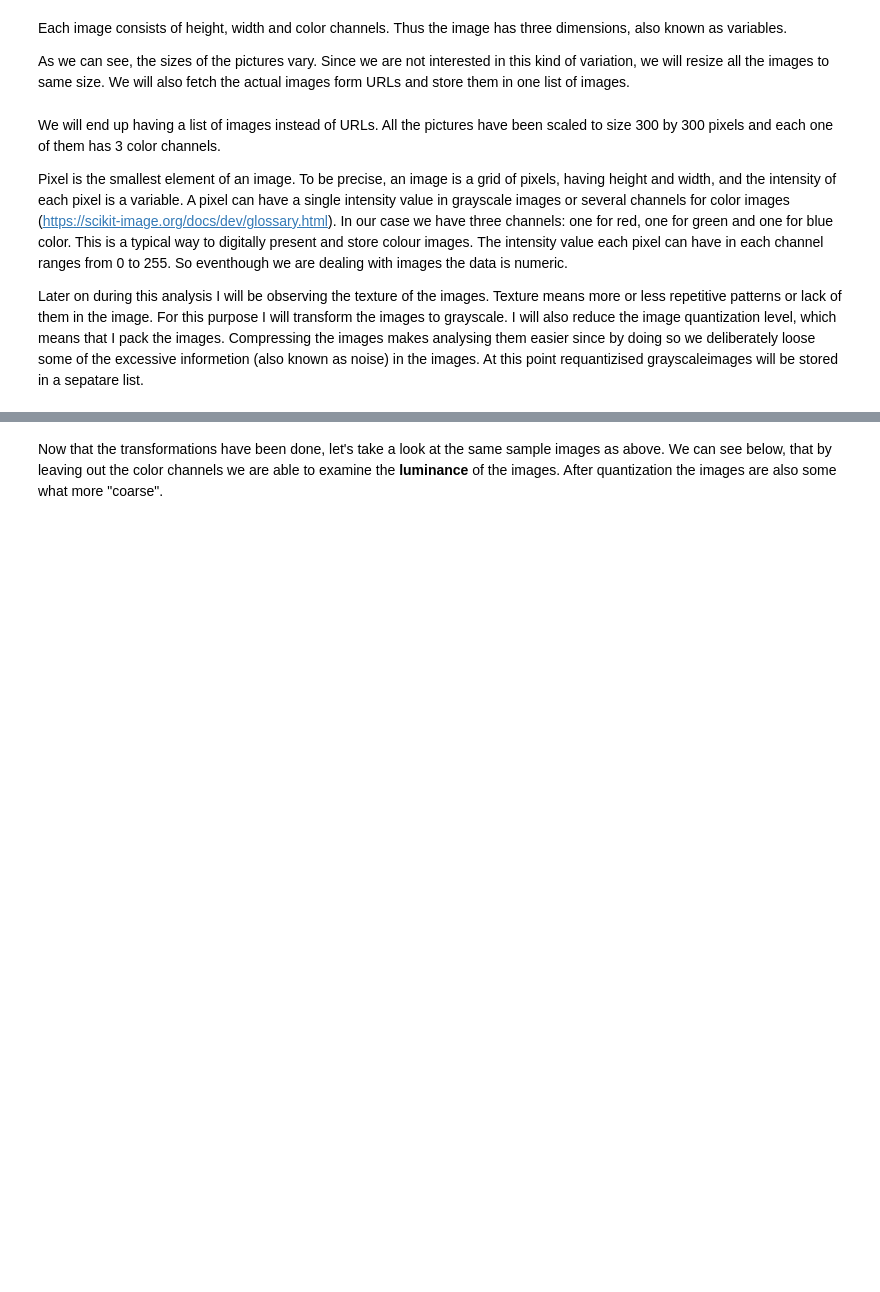
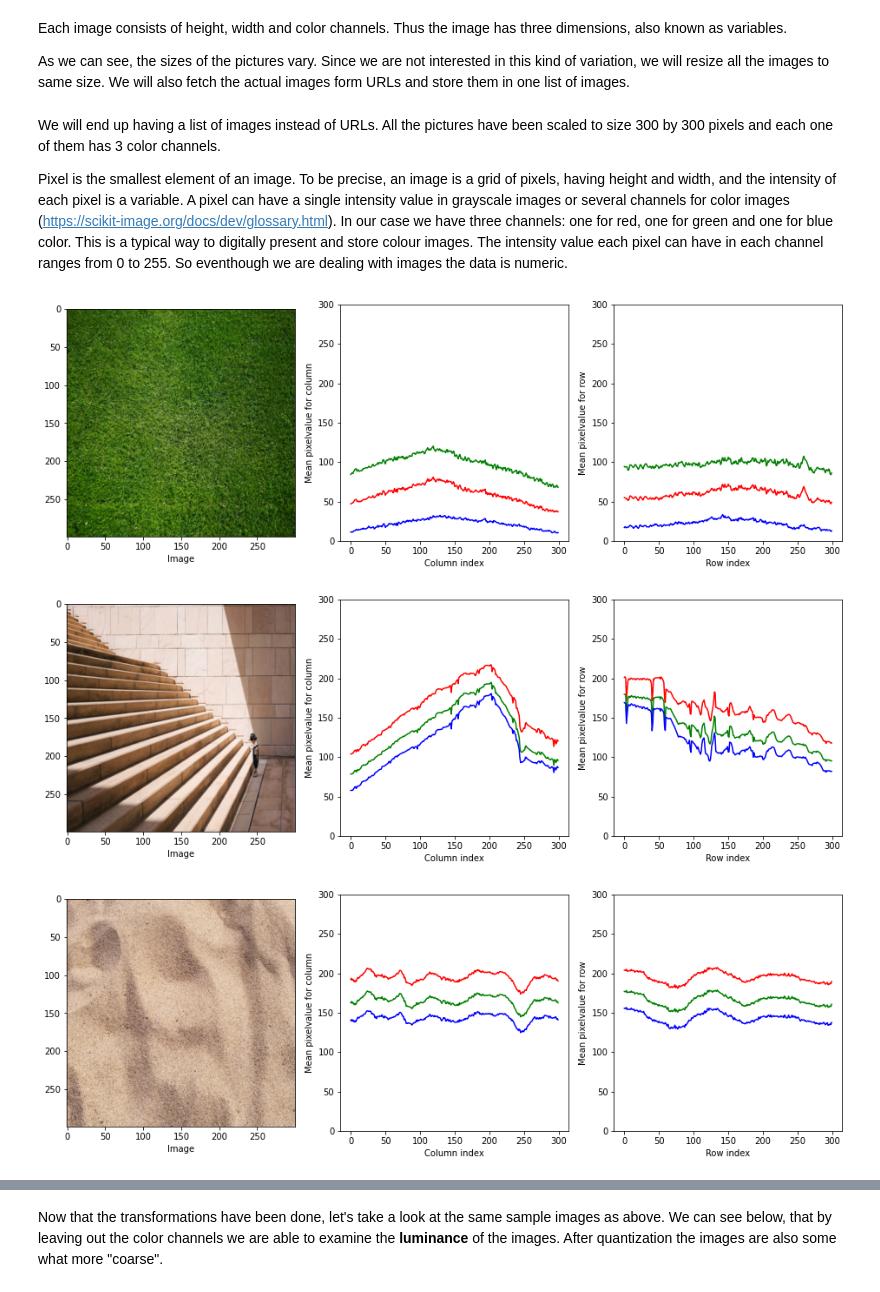
Before and after one commit to HannaKi/Image_classification_with_machine_learning_models, a Jupyter notebook: Image_classification.ipynb, the cells around one changed output, grey strips where cells are left out. Drawn from its saved outputs; the diff is of its cells as text; code cells hidden in the pictures; blank space fills up the shorter version.

```diff
--- a/Image_classification.ipynb
+++ b/Image_classification.ipynb
@@ -129,5 +133,36 @@ images = np.array(images)
 We will end up having a list of images instead of URLs. All the pictures have been scaled to size 300 by 300 pixels and each one of them has 3 color channels.
 
 Pixel is the smallest element of an image. To be precise, an image is a grid of pixels, having height and width, and the intensity of each pixel is a variable. A pixel can have a single intensity value in grayscale images or several channels for color images (https://scikit-image.org/docs/dev/glossary.html). In our case we have three channels: one for red, one for green and one for blue color. This is a typical way to digitally present and store colour images. The intensity value each pixel can have in each channel ranges from 0 to 255. So eventhough we are dealing with images the data is numeric.
-
-Later on during this analysis I will be observing the texture of the images. Texture means more or less repetitive patterns or lack of them in the image. For this purpose I will transform the images to grayscale. I will also reduce the image quantization level, which means that I pack the images. Compressing the images makes analysing them easier since by doing so we deliberately loose some of the excessive informetion (also known as noise) in the images. At this point requantizised grayscaleimages will be stored in a sepatare list.
+# %%
+indices = (0, 62, 124) # Let's pick images (first occurence of each type)
+
+for i in indices:
+  r = images[i, :, :, 0] # index of the image in the images array, row index, col index, color channel index
+  g = images[i, :, :, 1]
+  b = images[i, :, :, 2]
+
+  axes, fig = plt.subplots(1,3, figsize = (16,5))
+  plt.subplot(1,3,1) # subplot(nrows, ncols, index, **kwargs)
+  plt.imshow(images[i])
+  plt.xlabel("Image")
+
+  # Code for plotting the array RGB values from UTU Machine Learning and Patter regocnition 2020 course
+  plt.subplot(1,3,2)
+  plt.plot(np.mean(r, axis = 0), "r")
+  plt.plot(np.mean(g, axis = 0), "g")
+  plt.plot(np.mean(b, axis = 0), "b")
+  plt.xlabel("Column index")
+  plt.ylabel("Mean pixelvalue for column")
+  plt.ylim([0,300])
+
+  plt.subplot(1,3,3)
+  plt.plot(np.mean(r, axis = 1), "r")
+  plt.plot(np.mean(g, axis = 1), "g")
+  plt.plot(np.mean(b, axis = 1), "b")
+  plt.xlabel("Row index")
+  plt.ylabel("Mean pixelvalue for row")
+  plt.ylim([0,300])
+# %% [output]
+[figure, added]
+[figure, added]
+[figure, added]
```
Also changed, not shown: parts of 9 cells of this notebook.
